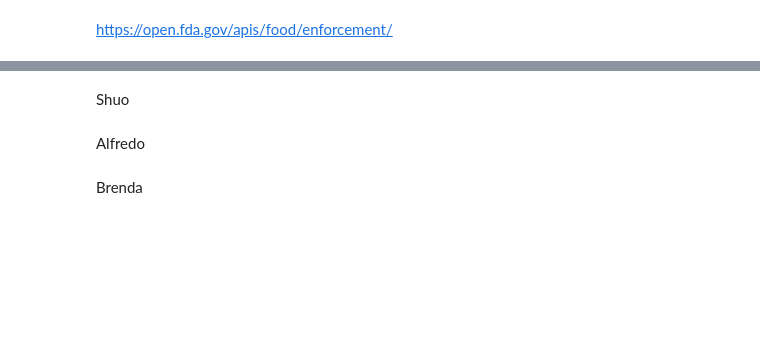
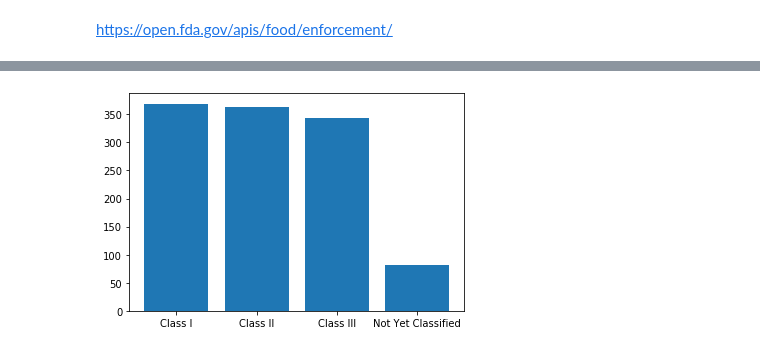
Before and after one commit to shuotang642/Group-2-Project-1, a Jupyter notebook: FDA.ipynb, the cells around one changed output, grey strips where cells are left out. Cells and saved outputs as stored; diff of their text form; code cells hidden in the pictures; blank space fills up the shorter version.

```diff
--- a/FDA.ipynb
+++ b/FDA.ipynb
@@ -54,6 +107,7 @@ TotalRecall.boxplot("recall duration", by = "initial_firm_notification", figsize
-# %% [markdown]
-Shuo
-# %% [markdown]
-Alfredo
-# %% [markdown]
-Brenda
+# %%
+mean = clean_df.groupby('Class')['Recall Duration'].mean().reset_index()
+mean = round(mean)
+barplt_class = plt.bar(mean['Class'],mean['Recall Duration'], align="center")
+plt.show()
+# %% [output]
+[figure, added]
```
Also changed, not shown: parts of 10 cells of this notebook.
